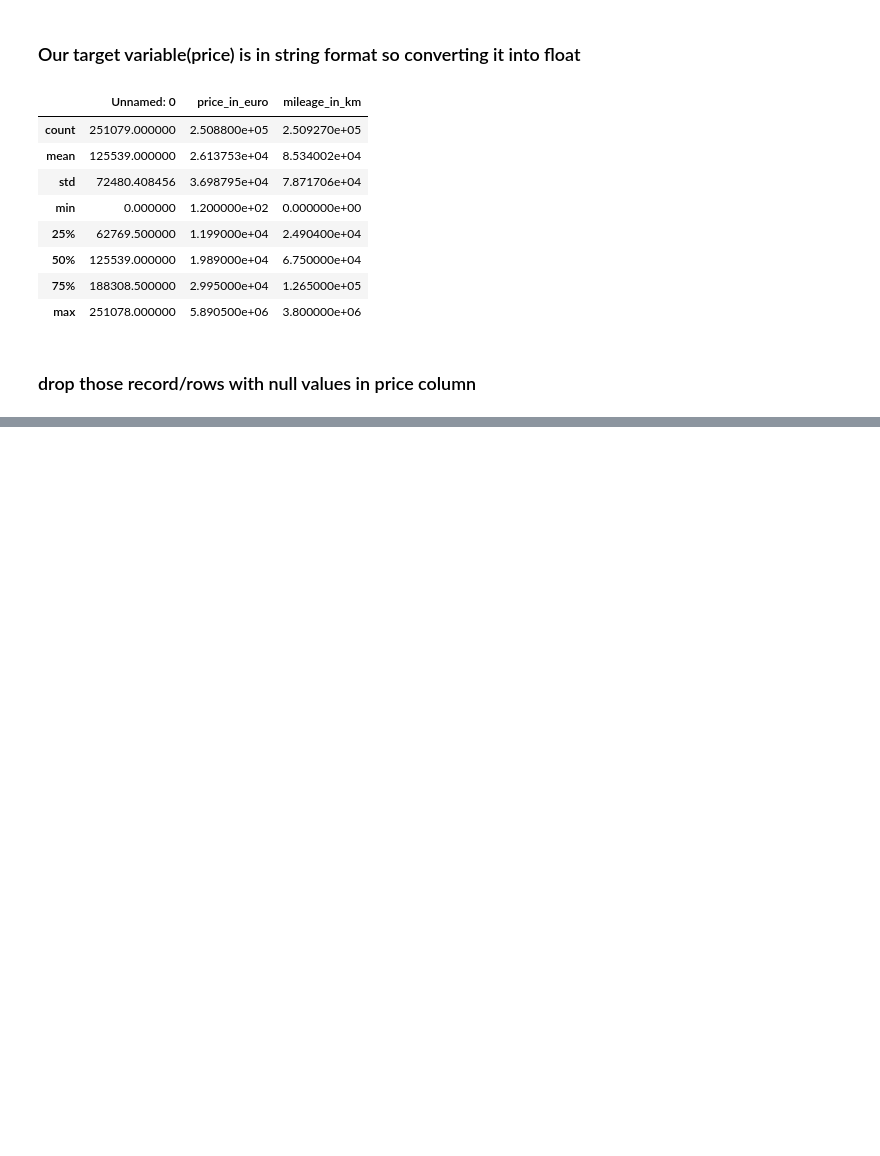
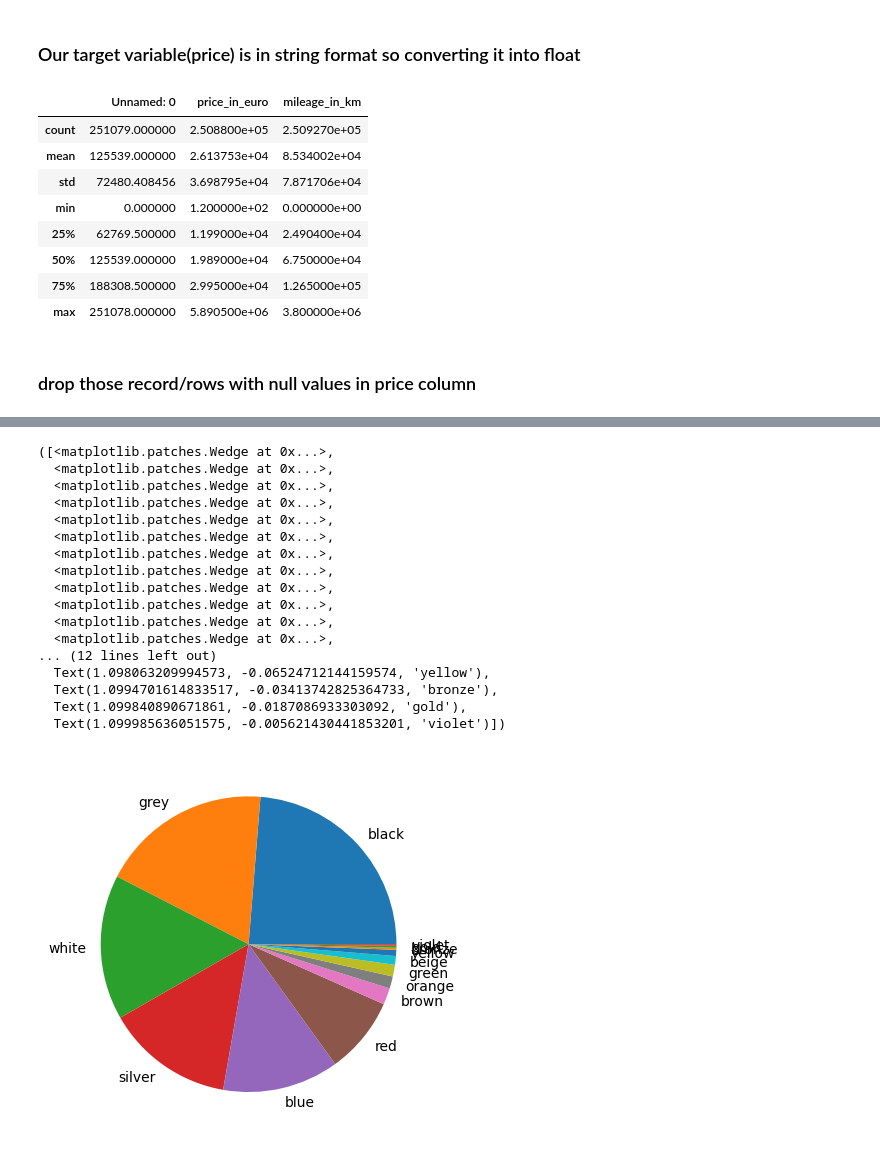
Before and after one commit to mr-rojit/car_price_prediction, a Jupyter notebook: car_price_prediction.ipynb, the cells around one changed output, grey strips where cells are left out. Drawn from its saved outputs; the diff is of its cells as text; code cells hidden in the pictures; blank space fills up the shorter version.

```diff
--- a/car_price_prediction.ipynb
+++ b/car_price_prediction.ipynb
@@ -83,0 +162,22 @@ memory usage: 30.6+ MB
+# %%
+# fig, ax = plt.subplots()
+plt.pie(counts, labels=labels)
+# %% [output]
+([<matplotlib.patches.Wedge at 0x...>,
+  <matplotlib.patches.Wedge at 0x...>,
+  <matplotlib.patches.Wedge at 0x...>,
+  <matplotlib.patches.Wedge at 0x...>,
+  <matplotlib.patches.Wedge at 0x...>,
+  <matplotlib.patches.Wedge at 0x...>,
+  <matplotlib.patches.Wedge at 0x...>,
+  <matplotlib.patches.Wedge at 0x...>,
+  <matplotlib.patches.Wedge at 0x...>,
+  <matplotlib.patches.Wedge at 0x...>,
+  <matplotlib.patches.Wedge at 0x...>,
+  <matplotlib.patches.Wedge at 0x...>,
+... (12 lines left out)
+  Text(1.098063209994573, -0.06524712144159574, 'yellow'),
+  Text(1.0994701614833517, -0.03413742825364733, 'bronze'),
+  Text(1.099840890671861, -0.0187086933303092, 'gold'),
+  Text(1.099985636051575, -0.005621430441853201, 'violet')])
+[figure, added]
```
Also changed, not shown: parts of 15 cells of this notebook.
